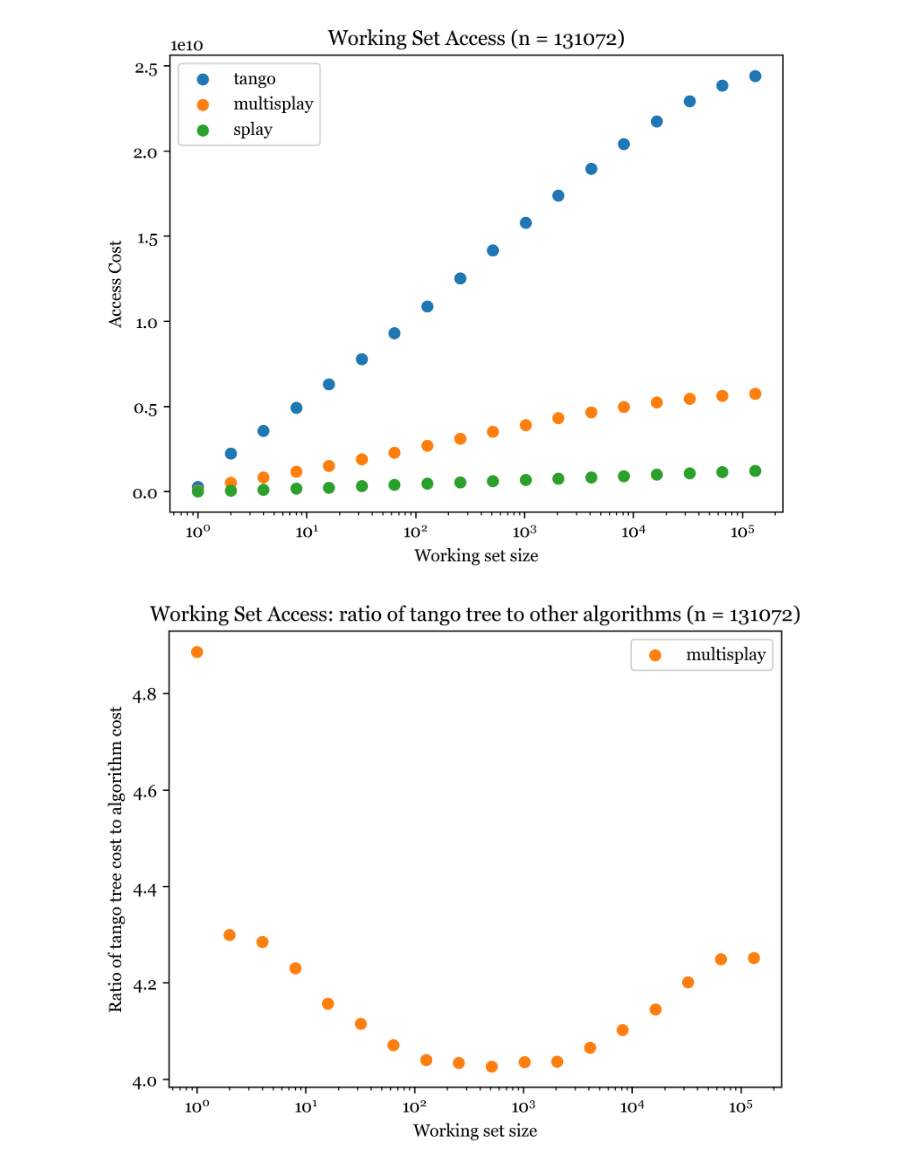
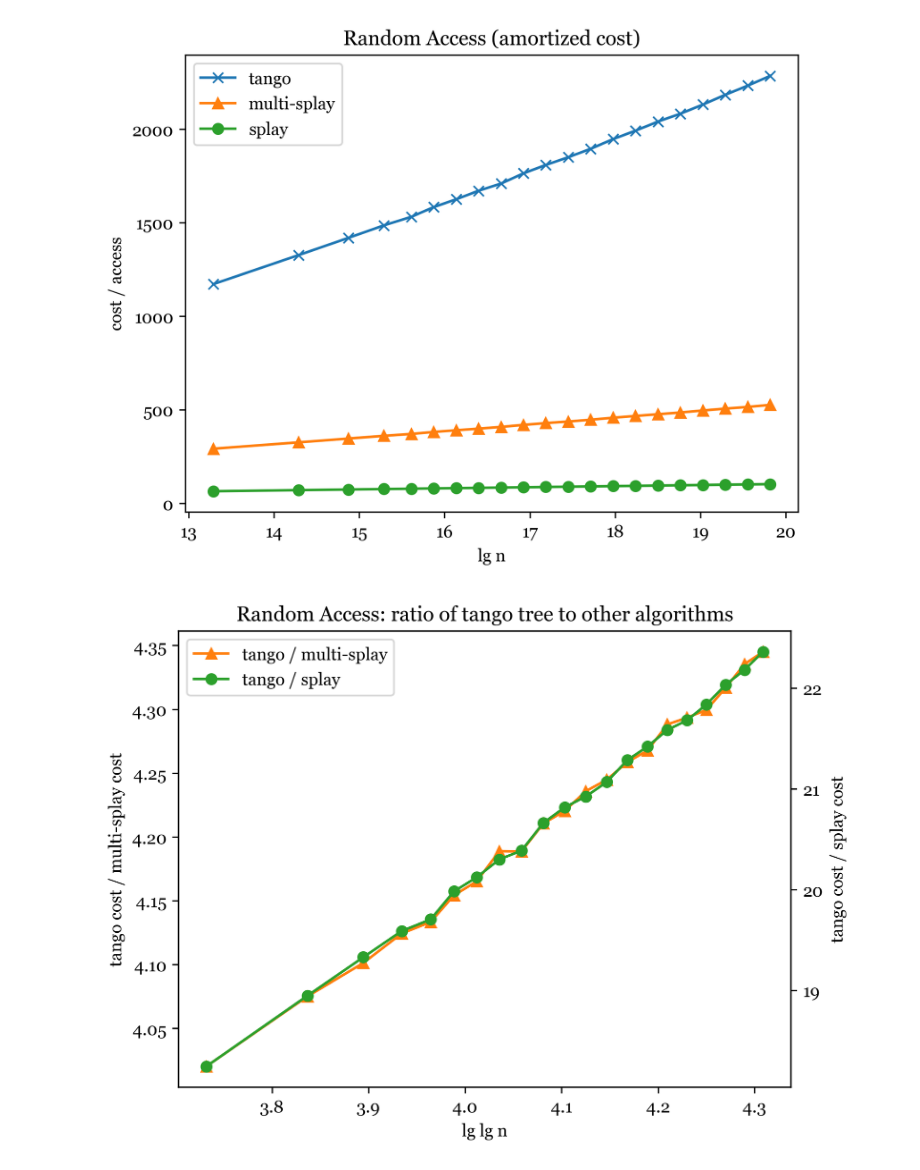
Before and after one commit to adhami3310/tango, a Jupyter notebook: analysis.ipynb, the cells around one changed output. Cells and saved outputs as stored; diff of their text form; code cells hidden in the pictures.

```diff
--- a/analysis.ipynb
+++ b/analysis.ipynb
@@ -542,50 +1415,92 @@ def plot_all(name: str, title = None):
     if title is None:
         title = name.capitalize() + " Access"
     plt.figure(dpi=300)
-    plt.scatter(*zip(*tango_data[name]), label='tango')
-    plt.scatter(*zip(*multisplay_data[name]), label='multisplay')
-    plt.scatter(*zip(*splay_data[name]), label='splay')
+    tango_x, tango_y = map(np.array, zip(*tango_data[name]))
+    multisplay_x, multisplay_y = map(np.array, zip(*multisplay_data[name]))
+    splay_x, splay_y = map(np.array, zip(*splay_data[name]))
+
+    # y normalization
+    tango_y = tango_y / (25 * tango_x)
+    multisplay_y = multisplay_y / (25 * multisplay_x)
+    splay_y = splay_y / (25 * splay_x)
+
+    # x norm
+    tango_x = np.log2(tango_x)
+    multisplay_x = np.log2(multisplay_x)
+    splay_x = np.log2(splay_x)
+
+    plt.plot(tango_x, tango_y, label='tango', marker='x')
+    plt.plot(multisplay_x, multisplay_y, label='multi-splay', marker='^')
+    plt.plot(splay_x, splay_y, label='splay', marker='o')
     plt.title(title)
-    plt.xlabel("Working set size")
-    plt.ylabel("Access Cost")
-    plt.xscale('log')
+    plt.xlabel("lg n")
+    plt.ylabel("cost / access")
+    # plt.xscale('log')
     # plt.yscale('log')
     plt.legend()
     plt.show()
 
-plot_all('working_set', 'Working Set Access (n = 131072)')
+plot_all('random', 'Random Access (amortized cost)')
 # %% [output]
-[figure, old version]
+[figure, new version]
 # %%
-def plot_ratio(name, title=None):
+def plot_ratio(name, title=None, double=False):
     if title is None:
         title = name.capitalize() + " Access: ratio of tango tree to other algorithms"
 
     tango_x = np.array([x[0] for x in tango_data[name]])
     tango_y = np.array([x[1] for x in tango_data[name]])
     splay_x = np.array([x[0] for x in splay_data[name]])
     splay_y = np.array([x[1] for x in splay_data[name]])
     multisplay_x = np.array([x[0] for x in multisplay_data[name]])
     multisplay_y = np.array([x[1] for x in multisplay_data[name]])
 
     splay_int_y = np.interp(tango_x, splay_x, splay_y)
     multisplay_int_y = np.interp(tango_x, multisplay_x, multisplay_y)
 
+    tango_x = np.log2(np.log2(tango_x))
+
     # tango_over_splay = [(x[0], x[1]/y[1]) for (x, y) in zip(tango_data[name], splay_data[name]) if x[0] == y[0]]
     # tango_over_multisplay = [(x[0], x[1]/y[1]) for (x, y) in zip(tango_data[name], multisplay_data[name]) if x[0] == y[0]]
 
+    if double:
+        fig, ax1 = plt.subplots()
+        ax1.plot([],[])
+        fig.set_dpi(300)
+        # plt.plot([],[])
+        ln1 = ax1.plot(tango_x, tango_y / multisplay_int_y, label='tango / multi-splay', marker='^')
+        ax2=ax1.twinx()
+        ax2.plot([],[])
+        ax2.plot([],[])
+        ln2 = ax2.plot(tango_x, tango_y / splay_int_y, label='tango / splay', marker='o')
+
+        plt.title(title)
+        # plt.xscale('log')
+        # plt.yscale('log')
+        ax1.set_xlabel("lg lg n")
+        ax1.set_ylabel("tango cost / multi-splay cost")
+        ax2.set_ylabel("tango cost / splay cost")
+
+        lns = ln1+ln2
+        labs = [l.get_label() for l in lns]
+        ax1.legend(lns, labs, loc=0)
+        # ax1.legend(loc=0)
+        # ax2.legend(loc=0)
+        plt.show()
+        return
+
     plt.figure(dpi=300)
-    plt.scatter([],[])
-    plt.scatter(tango_x, tango_y / multisplay_int_y, label='multisplay')
-    # plt.scatter(tango_x, tango_y / splay_int_y, label='splay')
+    plt.plot([],[])
+    plt.plot(tango_x, tango_y / multisplay_int_y, label='tango / multi-splay', marker='^')
+    plt.plot(tango_x, tango_y / splay_int_y, label='tango / splay', marker='o')
     plt.title(title)
-    plt.xscale('log')
+    # plt.xscale('log')
     # plt.yscale('log')
-    plt.xlabel("Working set size")
-    plt.ylabel("Ratio of tango tree cost to algorithm cost")
+    plt.xlabel("lg lg n")
+    plt.ylabel("tango cost / other cost")
     plt.legend()
     plt.show()
 
-plot_ratio('working_set', 'Working Set Access: ratio of tango tree to other algorithms (n = 131072)')
+plot_ratio('random', 'Random Access: ratio of tango tree to other algorithms', True)
 # %% [output]
-[figure, old version]
+[figure, new version]
```
Also changed, not shown: parts of 12 cells of this notebook, 4 other files.
